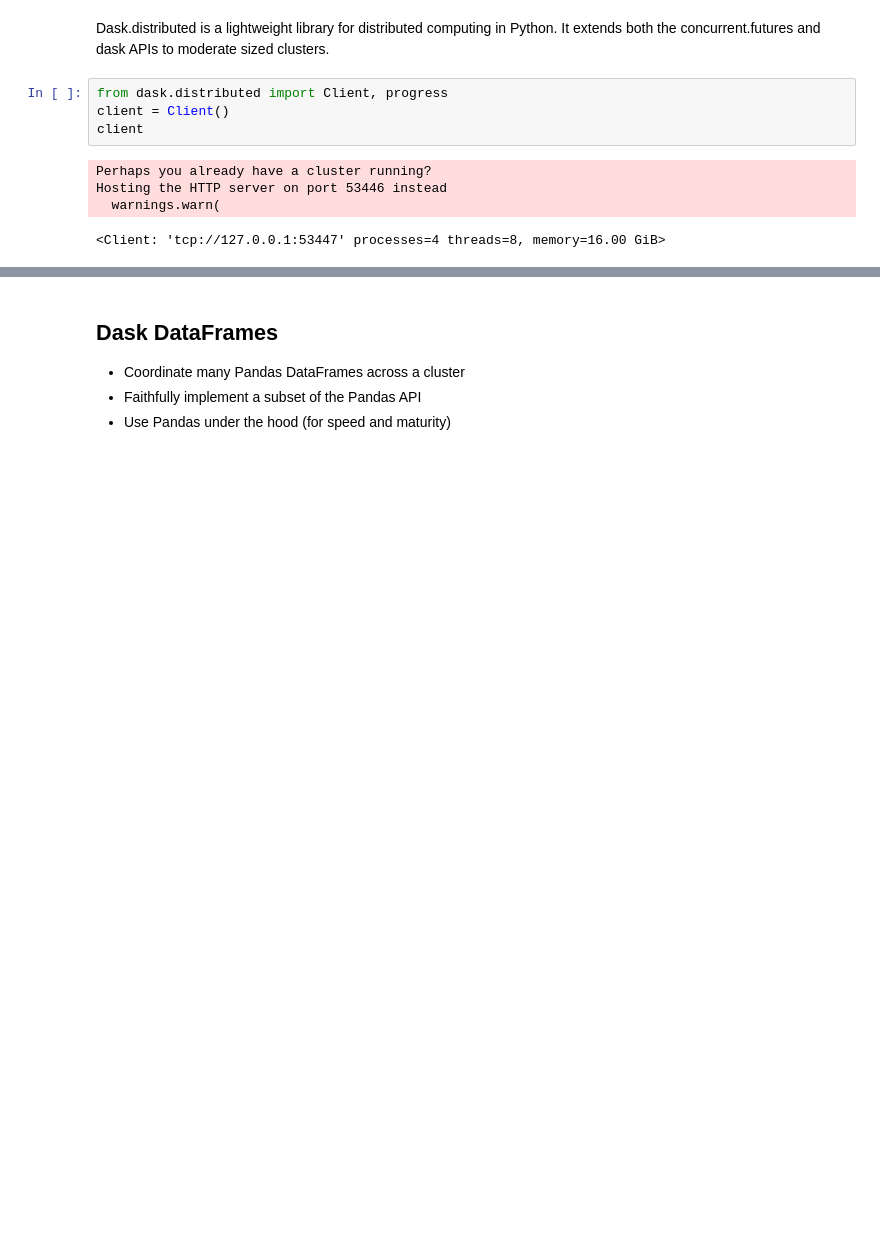
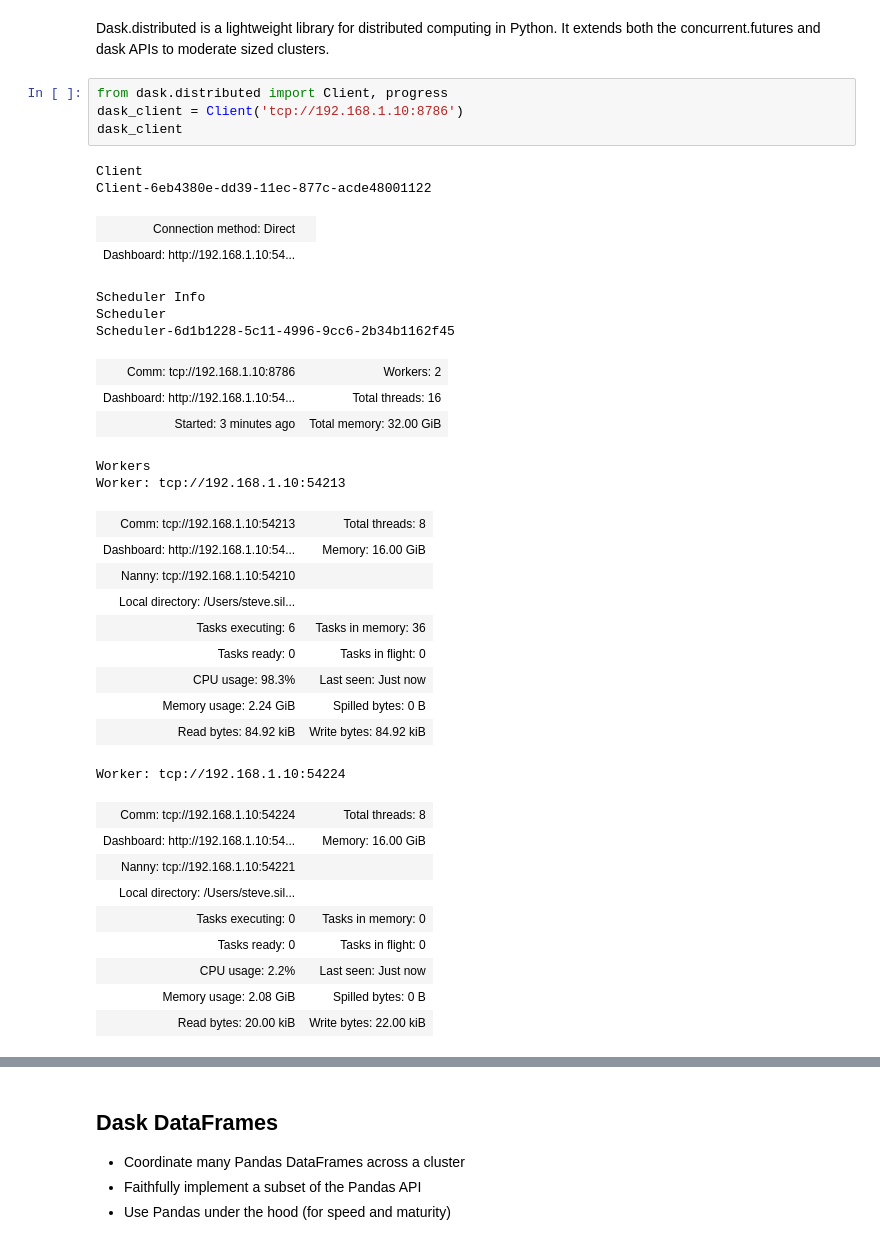
Before and after one commit to blink1073/mongodb-world-builders-fest, a Jupyter notebook: nyc-taxi-dask.ipynb, the cells around one changed output, grey strips where cells are left out. Drawn from its saved outputs; the diff is of its cells as text; blank space fills up the shorter version.

Commit message:
final local content and plan for cluster

```diff
--- a/nyc-taxi-dask.ipynb
+++ b/nyc-taxi-dask.ipynb
@@ -211,11 +207,38 @@ df = ddf = ddf.repartition(partition_size="100MB")
 Dask.distributed is a lightweight library for distributed computing in Python. It extends both the concurrent.futures and dask APIs to moderate sized clusters.
 # %%
 from dask.distributed import Client, progress
-client = Client()
-client
+dask_client = Client('tcp://192.168.1.10:8786')
+dask_client
 # %% [output]
-Perhaps you already have a cluster running?
-Hosting the HTTP server on port 53446 instead
-  warnings.warn(
+Client
+Client-6eb4380e-dd39-11ec-877c-acde48001122
+| Connection method: Direct |  |
+| Dashboard: http://192.168.1.10:54... |  |
-<Client: 'tcp://127.0.0.1:53447' processes=4 threads=8, memory=16.00 GiB>
+Scheduler Info
+Scheduler
+Scheduler-6d1b1228-5c11-4996-9cc6-2b34b1162f45
+| Comm: tcp://192.168.1.10:8786 | Workers: 2 |
+| Dashboard: http://192.168.1.10:54... | Total threads: 16 |
+| Started: 3 minutes ago | Total memory: 32.00 GiB |
+Workers
+Worker: tcp://192.168.1.10:54213
+| Comm: tcp://192.168.1.10:54213 | Total threads: 8 |
+| Dashboard: http://192.168.1.10:54... | Memory: 16.00 GiB |
+| Nanny: tcp://192.168.1.10:54210 |  |
+| Local directory: /Users/steve.sil... |  |
+| Tasks executing: 6 | Tasks in memory: 36 |
+| Tasks ready: 0 | Tasks in flight: 0 |
+| CPU usage: 98.3% | Last seen: Just now |
+| Memory usage: 2.24 GiB | Spilled bytes: 0 B |
+| Read bytes: 84.92 kiB | Write bytes: 84.92 kiB |
+Worker: tcp://192.168.1.10:54224
+| Comm: tcp://192.168.1.10:54224 | Total threads: 8 |
+| Dashboard: http://192.168.1.10:54... | Memory: 16.00 GiB |
+| Nanny: tcp://192.168.1.10:54221 |  |
+| Local directory: /Users/steve.sil... |  |
+| Tasks executing: 0 | Tasks in memory: 0 |
+| Tasks ready: 0 | Tasks in flight: 0 |
+| CPU usage: 2.2% | Last seen: Just now |
+| Memory usage: 2.08 GiB | Spilled bytes: 0 B |
+| Read bytes: 20.00 kiB | Write bytes: 22.00 kiB |
 # %%
```
Also changed, not shown: parts of 5 cells of this notebook.
